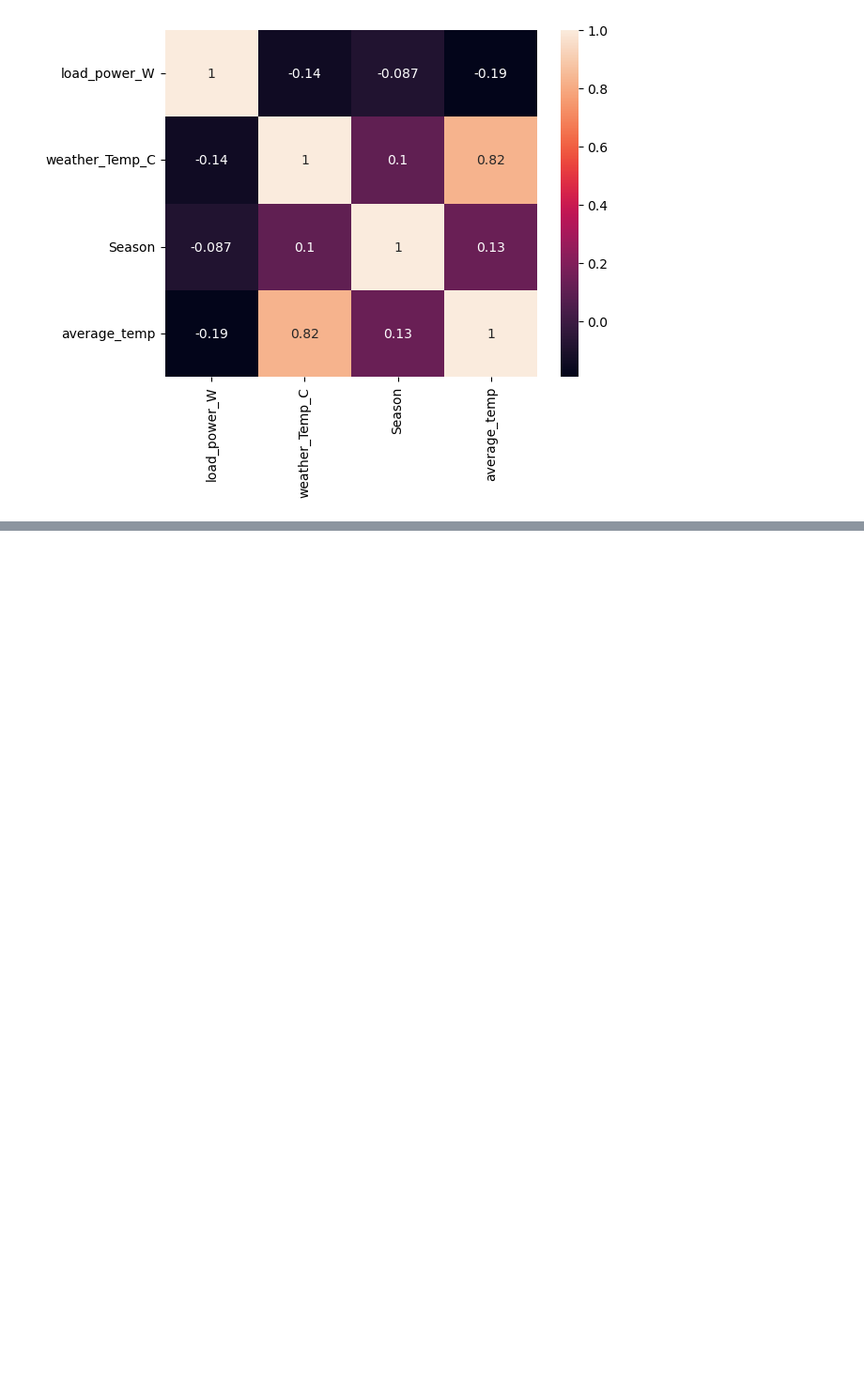
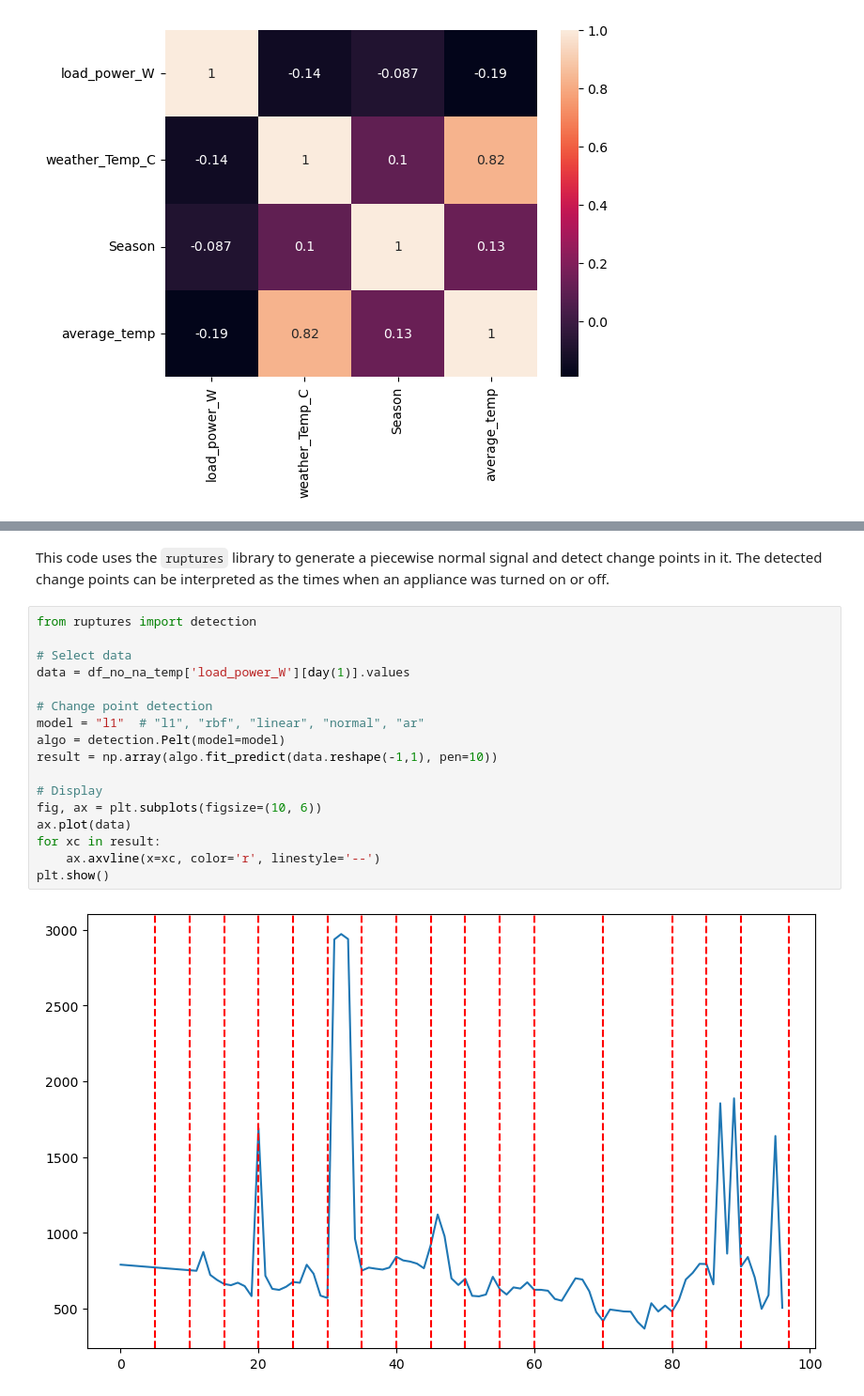
Before and after one commit to jhaworth21/HackSheffield8, a Jupyter notebook: main/notebook.ipynb, the cells around one changed output, grey strips where cells are left out. Shown at 94% size. Cells and saved outputs as stored; diff of their text form; blank space fills up the shorter version.

```diff
--- a/main/notebook.ipynb
+++ b/main/notebook.ipynb
@@ -159,0 +215,21 @@ print(type(df['Date_UTC'][0]))
+# %% [markdown]
+This code uses the `ruptures` library to generate a piecewise normal signal and detect change points in it. The detected change points can be interpreted as the times when an appliance was turned on or off.
+# %%
+from ruptures import detection
+
+# Select data
+data = df_no_na_temp['load_power_W'][day(1)].values
+
+# Change point detection
+model = "l1"  # "l1", "rbf", "linear", "normal", "ar"
+algo = detection.Pelt(model=model)
+result = np.array(algo.fit_predict(data.reshape(-1,1), pen=10))
+
+# Display
+fig, ax = plt.subplots(figsize=(10, 6))
+ax.plot(data)
+for xc in result:
+    ax.axvline(x=xc, color='r', linestyle='--')
+plt.show()
+# %% [output]
+[figure, added]
```
Also changed, not shown: parts of 8 cells of this notebook.
